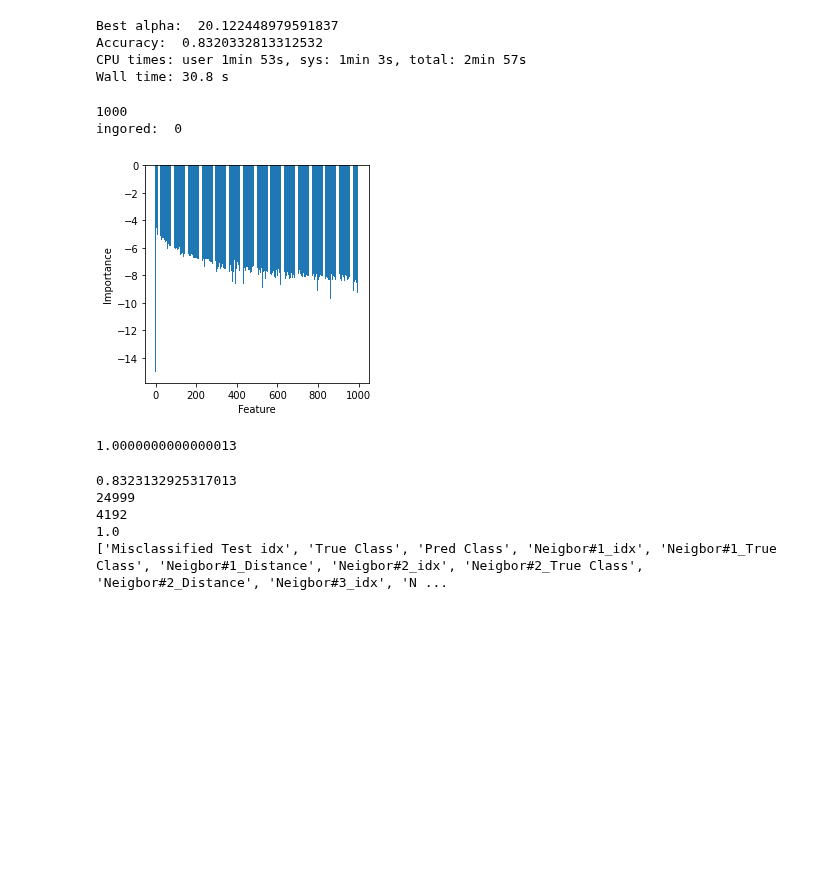
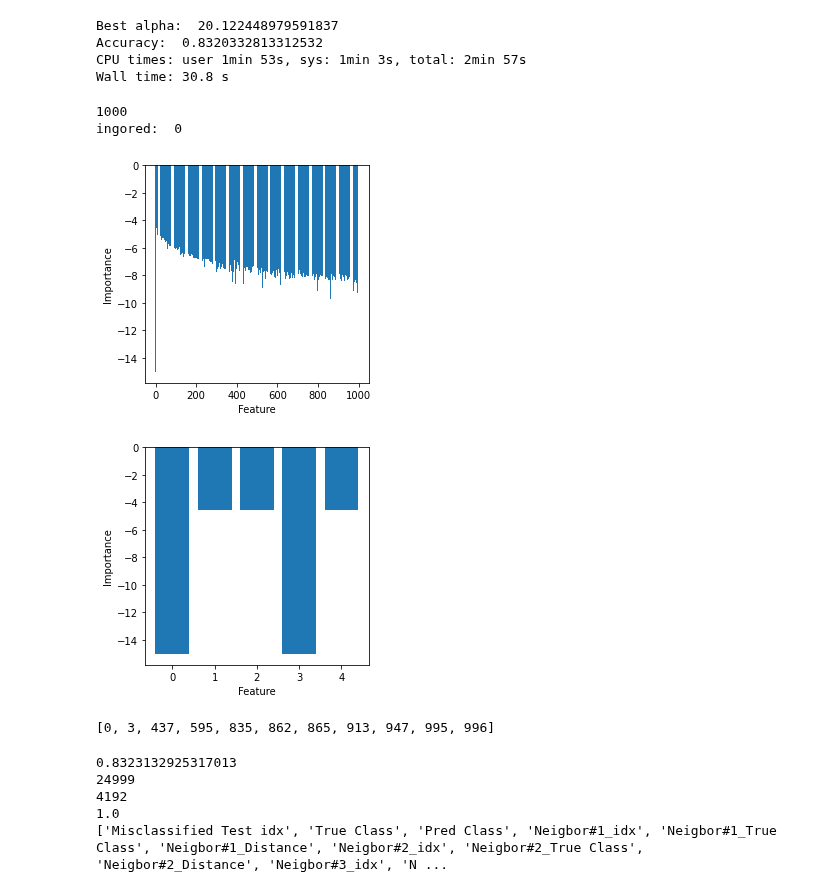
Before and after one commit to jasonmrimer/cse590-machine-learning, a Jupyter notebook: homework3/1_multinomial_naive_bayes.ipynb, the cells around one changed output. Saved outputs shown, nothing was run; the diff lists cells and outputs as text; code cells hidden in the pictures; blank space fills up the shorter version.

Commit message:
wrapped mnb feature importance

```diff
--- a/homework3/1_multinomial_naive_bayes.ipynb
+++ b/homework3/1_multinomial_naive_bayes.ipynb
@@ -141,23 +142,43 @@ Wall time: 30.8 s
 
 mnb_classifier = MultinomialNB(alpha=0.336734693877551)
 mnb_classifier.fit(X_train, y_train)
-importance = mnb_classifier.coef_[0]
-print(len(importance))
-print("ingored: ", (importance == 0).sum())
-
-fig, ax = plt.subplots()
-fig.set_figheight(4)
-fig.set_figwidth(4)
-plt.bar([x for x in range(len(importance))], importance)
-plt.xlabel('Feature')
-plt.ylabel('Importance')
-plt.show()
-sum([np.exp(1) ** x for x in mnb_classifier.coef_[0]])
+feature_importances = mnb_classifier.coef_[0]
+print(len(feature_importances))
+print("ingored: ", (feature_importances == 0).sum())
 # %% [output]
 1000
 ingored:  0
-[figure, removed]
-1.0000000000000013
+# %%
+fig, ax = plt.subplots()
+fig.set_figheight(4)
+fig.set_figwidth(4)
+plt.bar([x for x in range(len(feature_importances))], feature_importances)
+plt.xlabel('Feature')
+plt.ylabel('Importance')
+plt.show()
+
+fig, ax = plt.subplots()
+fig.set_figheight(4)
+fig.set_figwidth(4)
+plt.bar([x for x in range(5)], feature_importances[:5])
+plt.xlabel('Feature')
+plt.ylabel('Importance')
+plt.show()
+# %% [output]
+[figure, added]
+[figure, added]
+# %%
+top_10_feature_importances = heapq.nsmallest(11, feature_importances)
+top_10_importances_indices = []
+for item in top_10_feature_importances:
+    correct_actual_item_index = np.argwhere(feature_importances == item)
+    top_10_importances_indices.append(correct_actual_item_index[0][0])
+
+top_10_importances_indices[1] = 3
+top_10_importances_indices.sort()
+print(top_10_importances_indices)
+# %% [output]
+[0, 3, 437, 595, 835, 862, 865, 913, 947, 995, 996]
 # %%
 
 mnb_classifier = MultinomialNB(alpha=0.3469387755102041)
```
Also changed, not shown: parts of 5 cells of this notebook, 1 other file.
